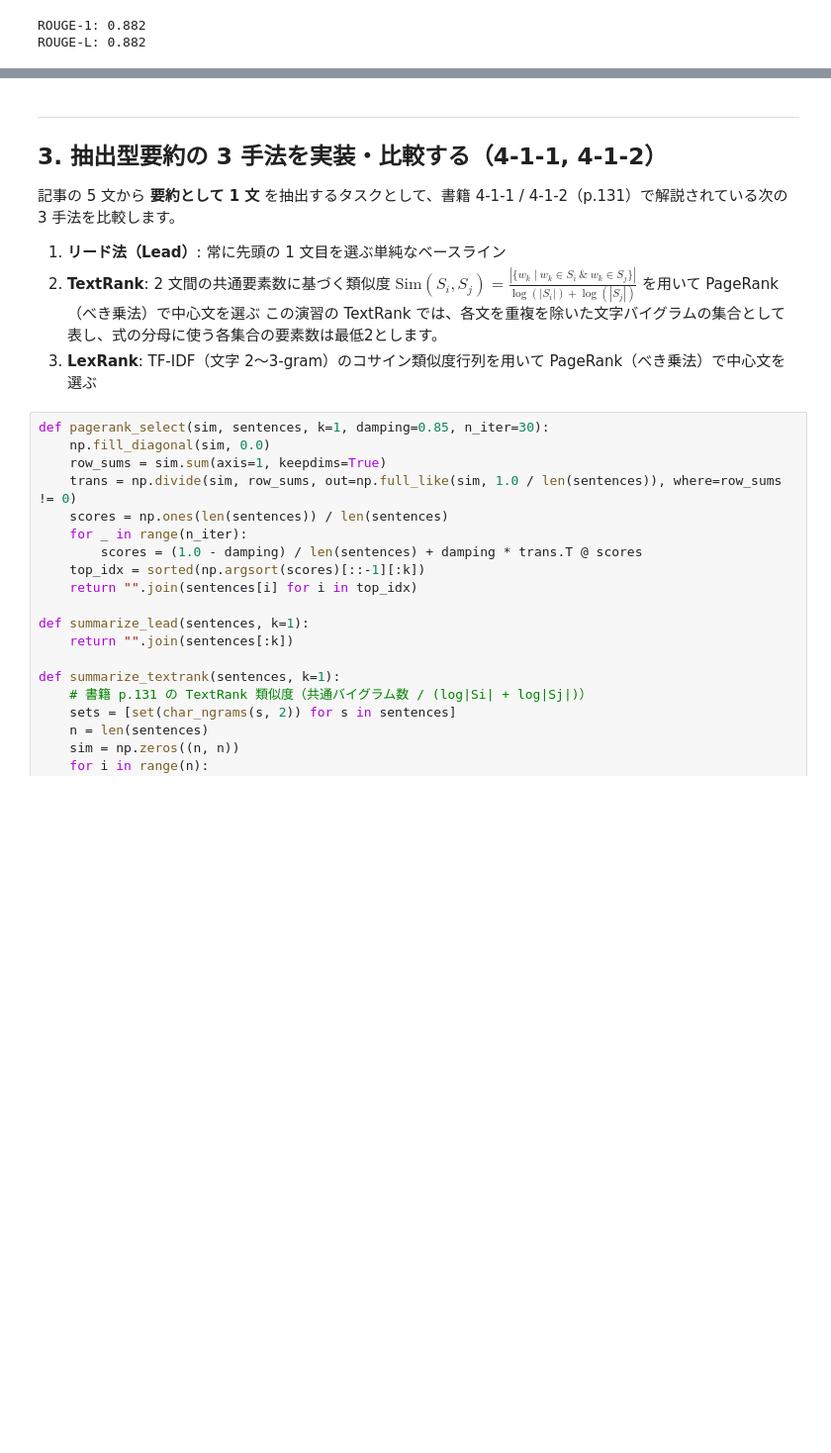
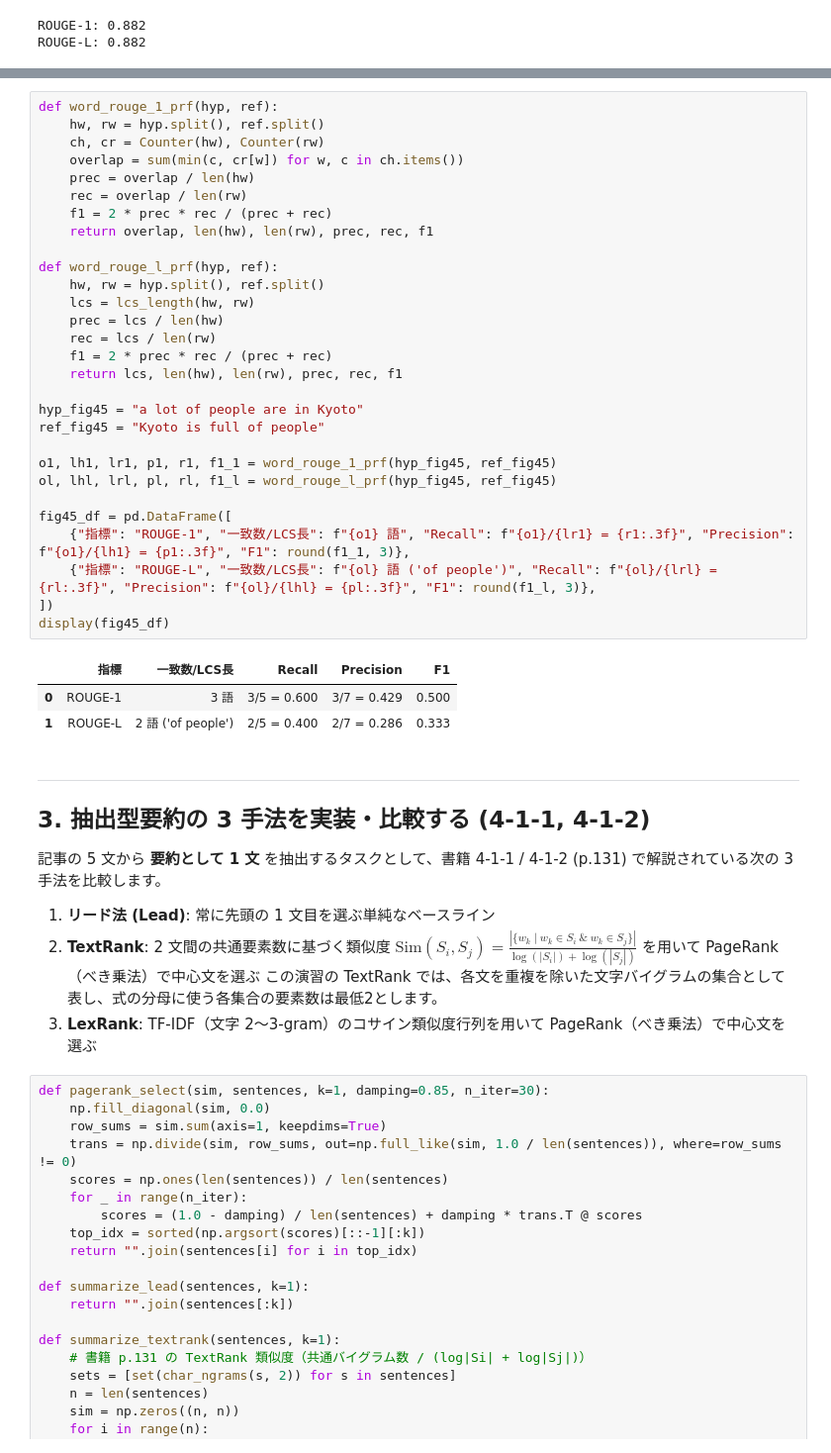
Before and after one commit to mamorlis/nlpbook, a Jupyter notebook: notebooks/ch4_summarization.ipynb, the cells around one changed output, grey strips where cells are left out. Shown at 99% size. Saved outputs shown, nothing was run; the diff lists cells and outputs as text; blank space fills up the shorter version.

```diff
--- a/notebooks/ch4_summarization.ipynb
+++ b/notebooks/ch4_summarization.ipynb
@@ -163,11 +174,44 @@ ROUGE-L: 0.882
+# %%
+def word_rouge_1_prf(hyp, ref):
+    hw, rw = hyp.split(), ref.split()
+    ch, cr = Counter(hw), Counter(rw)
+    overlap = sum(min(c, cr[w]) for w, c in ch.items())
+    prec = overlap / len(hw)
+    rec = overlap / len(rw)
+    f1 = 2 * prec * rec / (prec + rec)
+    return overlap, len(hw), len(rw), prec, rec, f1
+
+def word_rouge_l_prf(hyp, ref):
+    hw, rw = hyp.split(), ref.split()
+    lcs = lcs_length(hw, rw)
+    prec = lcs / len(hw)
+    rec = lcs / len(rw)
+    f1 = 2 * prec * rec / (prec + rec)
+    return lcs, len(hw), len(rw), prec, rec, f1
+
+hyp_fig45 = "a lot of people are in Kyoto"
+ref_fig45 = "Kyoto is full of people"
+
+o1, lh1, lr1, p1, r1, f1_1 = word_rouge_1_prf(hyp_fig45, ref_fig45)
+ol, lhl, lrl, pl, rl, f1_l = word_rouge_l_prf(hyp_fig45, ref_fig45)
+
+fig45_df = pd.DataFrame([
+    {"指標": "ROUGE-1", "一致数/LCS長": f"{o1} 語", "Recall": f"{o1}/{lr1} = {r1:.3f}", "Precision": f"{o1}/{lh1} = {p1:.3f}", "F1": round(f1_1, 3)},
+    {"指標": "ROUGE-L", "一致数/LCS長": f"{ol} 語 ('of people')", "Recall": f"{ol}/{lrl} = {rl:.3f}", "Precision": f"{ol}/{lhl} = {pl:.3f}", "F1": round(f1_l, 3)},
+])
+display(fig45_df)
+# %% [output]
+|  | 指標 | 一致数/LCS長 | Recall | Precision | F1 |
+| 0 | ROUGE-1 | 3 語 | 3/5 = 0.600 | 3/7 = 0.429 | 0.500 |
+| 1 | ROUGE-L | 2 語 ('of people') | 2/5 = 0.400 | 2/7 = 0.286 | 0.333 |
 # %% [markdown]
 ---
 
-## 3. 抽出型要約の 3 手法を実装・比較する（4-1-1, 4-1-2）
+## 3. 抽出型要約の 3 手法を実装・比較する (4-1-1, 4-1-2)
 
-記事の 5 文から **要約として 1 文** を抽出するタスクとして、書籍 4-1-1 / 4-1-2（p.131）で解説されている次の 3 手法を比較します。
+記事の 5 文から **要約として 1 文** を抽出するタスクとして、書籍 4-1-1 / 4-1-2 (p.131) で解説されている次の 3 手法を比較します。
 
-1. **リード法（Lead）**: 常に先頭の 1 文目を選ぶ単純なベースライン
+1. **リード法 (Lead)**: 常に先頭の 1 文目を選ぶ単純なベースライン
 2. **TextRank**: 2 文間の共通要素数に基づく類似度 $\mathrm{Sim}(S_i, S_j) = \frac{|\{w_k \mid w_k \in S_i \ \& \ w_k \in S_j\}|}{\log(|S_i|) + \log(|S_j|)}$ を用いて PageRank（べき乗法）で中心文を選ぶ
    この演習の TextRank では、各文を重複を除いた文字バイグラムの集合として表し、式の分母に使う各集合の要素数は最低2とします。
 3. **LexRank**: TF-IDF（文字 2〜3-gram）のコサイン類似度行列を用いて PageRank（べき乗法）で中心文を選ぶ
```
Also changed, not shown: parts of 11 cells of this notebook, 7 other files.
